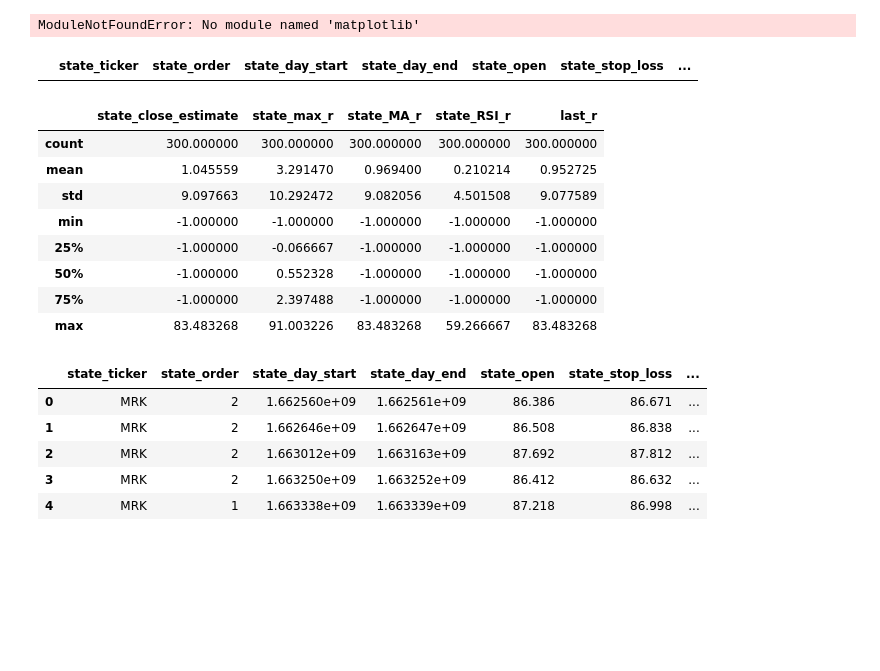
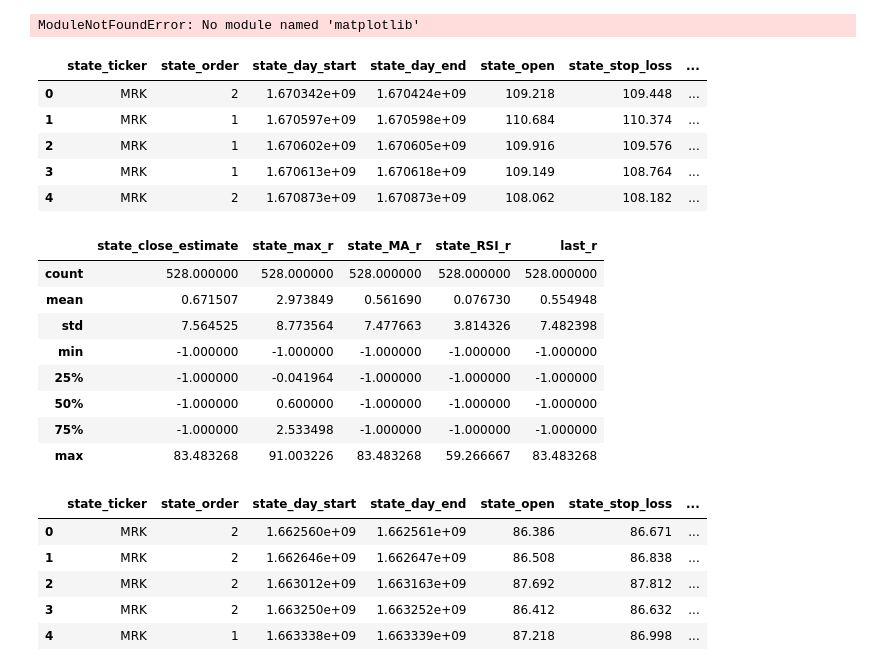
Before and after one commit to trollssqwer/stock-app, a Jupyter notebook: test.ipynb, the cells around one changed output. Cells and saved outputs as stored; diff of their text form; code cells hidden in the pictures; blank space fills up the shorter version.

```diff
--- a/test.ipynb
+++ b/test.ipynb
@@ -10,13 +10,18 @@ matplotlib.__version__
 # %% [output]
 ModuleNotFoundError: No module named 'matplotlib'
 # %%
-tp_data = pd.read_csv('/Users/tranthong/Desktop/stock-app/state_output/state_output/state_output150.csv')
+tp_data = pd.read_csv('/Users/tranthong/Desktop/stock-app/state_output/state_output/state_output60.csv')
 tp_data.head(5)
-tp_data.loc[(tp_data.state_order == 2) & (tp_data.state_chain.isna() )]
+
 # tp_data['test_state_chain'] = tp_data.state_chain.apply(lambda x: len(x))
 # tp_data
 # %% [output]
 |  | state_ticker | state_order | state_day_start | state_day_end | state_open | state_stop_loss | ... |
+| 0 | MRK | 2 | 1.670342e+09 | 1.670424e+09 | 109.218 | 109.448 | ... |
+| 1 | MRK | 1 | 1.670597e+09 | 1.670598e+09 | 110.684 | 110.374 | ... |
+| 2 | MRK | 1 | 1.670602e+09 | 1.670605e+09 | 109.916 | 109.576 | ... |
+| 3 | MRK | 1 | 1.670613e+09 | 1.670618e+09 | 109.149 | 108.764 | ... |
+| 4 | MRK | 2 | 1.670873e+09 | 1.670873e+09 | 108.062 | 108.182 | ... |
 # %%
 def preprocess_tp_data(path):
   tp_data = pd.read_csv(path)
@@ -36,13 +41,13 @@ tp_data = preprocess_tp_data('/Users/tranthong/Desktop/stock-app/state_output/st
 tp_data[['state_close_estimate','state_max_r','state_MA_r','state_RSI_r','last_r']].describe()
 # %% [output]
 |  | state_close_estimate | state_max_r | state_MA_r | state_RSI_r | last_r |
-| count | 300.000000 | 300.000000 | 300.000000 | 300.000000 | 300.000000 |
-| mean | 1.045559 | 3.291470 | 0.969400 | 0.210214 | 0.952725 |
-| std | 9.097663 | 10.292472 | 9.082056 | 4.501508 | 9.077589 |
+| count | 528.000000 | 528.000000 | 528.000000 | 528.000000 | 528.000000 |
+| mean | 0.671507 | 2.973849 | 0.561690 | 0.076730 | 0.554948 |
+| std | 7.564525 | 8.773564 | 7.477663 | 3.814326 | 7.482398 |
 | min | -1.000000 | -1.000000 | -1.000000 | -1.000000 | -1.000000 |
-| 25% | -1.000000 | -0.066667 | -1.000000 | -1.000000 | -1.000000 |
-| 50% | -1.000000 | 0.552328 | -1.000000 | -1.000000 | -1.000000 |
-| 75% | -1.000000 | 2.397488 | -1.000000 | -1.000000 | -1.000000 |
+| 25% | -1.000000 | -0.041964 | -1.000000 | -1.000000 | -1.000000 |
+| 50% | -1.000000 | 0.600000 | -1.000000 | -1.000000 | -1.000000 |
+| 75% | -1.000000 | 2.533498 | -1.000000 | -1.000000 | -1.000000 |
 | max | 83.483268 | 91.003226 | 83.483268 | 59.266667 | 83.483268 |
 # %%
 tp_data.head(5)
```
Also changed, not shown: parts of 4 cells of this notebook, 6 other files.
